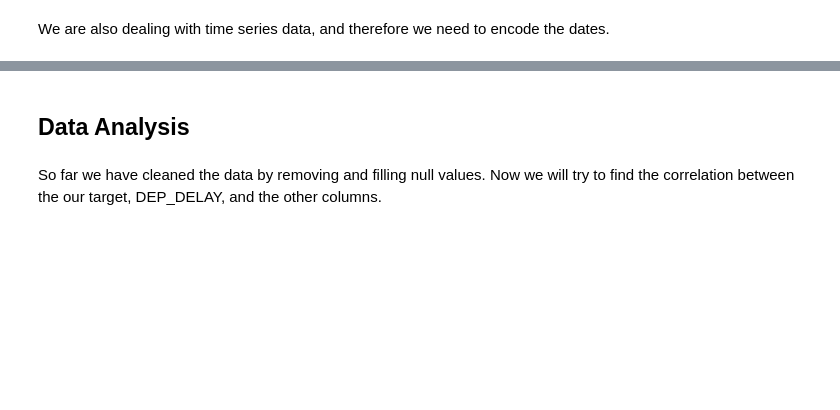
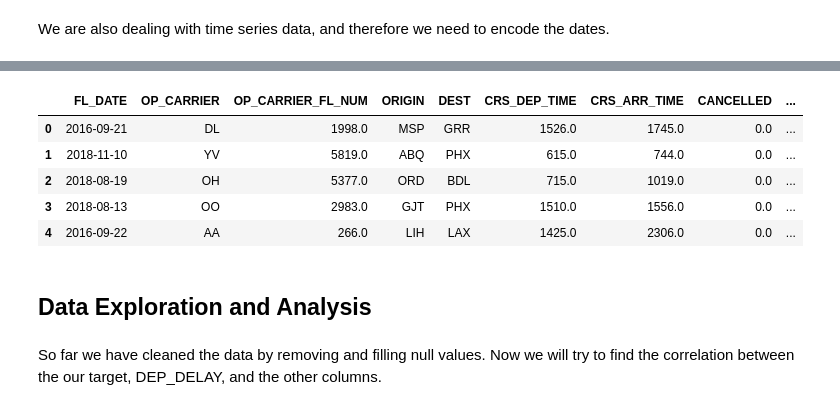
Before and after one commit to YohannesDK/DAT500-FinalProject, a Jupyter notebook: spark/Flight_Delay.ipynb, the cells around one changed output, grey strips where cells are left out. Saved outputs shown, nothing was run; the diff lists cells and outputs as text; code cells hidden in the pictures; blank space fills up the shorter version.

```diff
--- a/spark/Flight_Delay.ipynb
+++ b/spark/Flight_Delay.ipynb
@@ -157,0 +205,4 @@ only showing top 5 rows
+# %%
+df_indexed = df_indexed.withColumn("CRS_DEP_TIME_indexed", F.unix_timestamp(udf_Convert_time_to_string(F.col("CRS_DEP_TIME"), F.split(F.col("FL_DATE").cast("string"), " ").getItem(0)), format="yyyy-MM-dd HH:mm")) \
+    .withColumn("CRS_ARR_TIME_indexed", F.unix_timestamp(udf_Convert_time_to_string(F.col("CRS_ARR_TIME"), F.split(F.col("FL_DATE").cast("string"), " ").getItem(0)), format="yyyy-MM-dd HH:mm"))
+df_indexed.show(5, truncate=False)
@@ -157,0 +289,3 @@ only showing top 5 rows
+# %%
+df_indexed.to_pandas_on_spark().head()
+# %% [output]
@@ -158,5 +295,11 @@ only showing top 5 rows
+|  | FL_DATE | OP_CARRIER | OP_CARRIER_FL_NUM | ORIGIN | DEST | CRS_DEP_TIME | CRS_ARR_TIME | CANCELLED | ... |
+| 0 | 2016-09-21 | DL | 1998.0 | MSP | GRR | 1526.0 | 1745.0 | 0.0 | ... |
+| 1 | 2018-11-10 | YV | 5819.0 | ABQ | PHX | 615.0 | 744.0 | 0.0 | ... |
+| 2 | 2018-08-19 | OH | 5377.0 | ORD | BDL | 715.0 | 1019.0 | 0.0 | ... |
+| 3 | 2018-08-13 | OO | 2983.0 | GJT | PHX | 1510.0 | 1556.0 | 0.0 | ... |
+| 4 | 2016-09-22 | AA | 266.0 | LIH | LAX | 1425.0 | 2306.0 | 0.0 | ... |
 # %% [markdown]
-## Data Analysis
+## Data Exploration and Analysis
 # %% [markdown]
 So far we have cleaned the data by removing and filling null values.
 Now we will try to find the correlation between the our target, DEP_DELAY, and the other columns.
```
Also changed, not shown: parts of 29 cells of this notebook.
